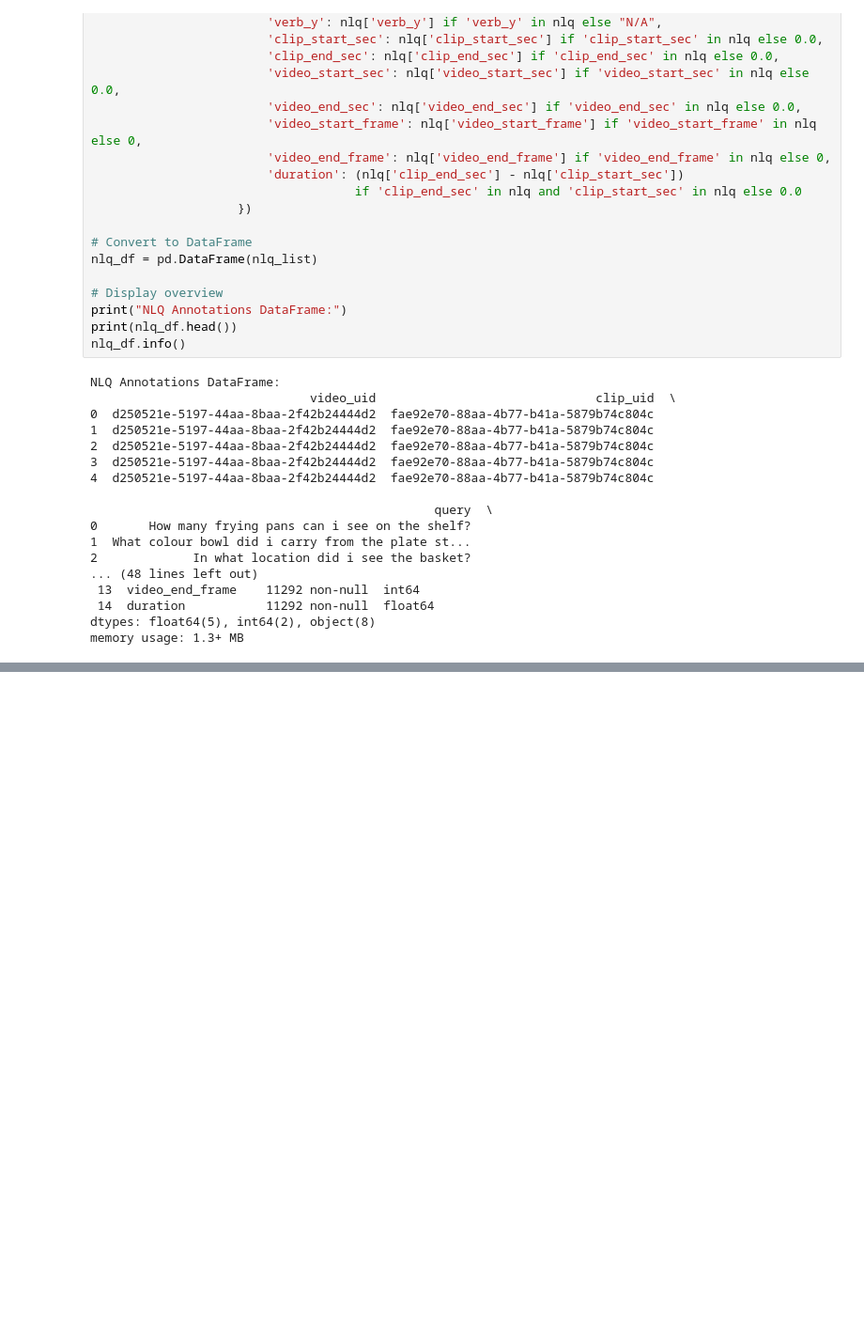
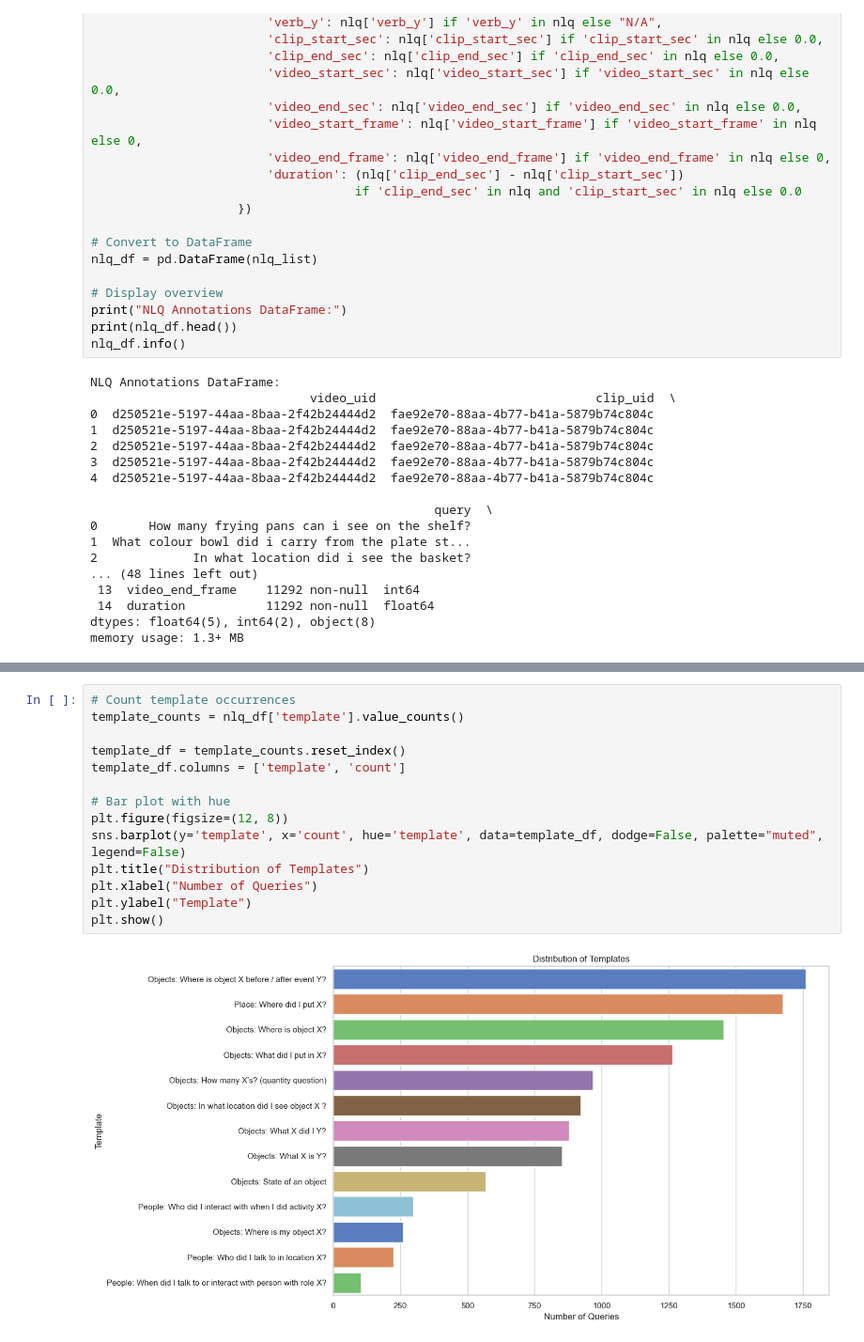
Before and after one commit to donnadamus/EgoVisionAML, a Jupyter notebook: notebooks/Ego4D_analysis.ipynb, the cells around one changed output, grey strips where cells are left out. Shown: that part at 94% size. Saved outputs shown, nothing was run; the diff lists cells and outputs as text; blank space fills up the shorter version.

```diff
--- a/notebooks/Ego4D_analysis.ipynb
+++ b/notebooks/Ego4D_analysis.ipynb
@@ -129,0 +150,16 @@ memory usage: 1.3+ MB
+# %%
+# Count template occurrences
+template_counts = nlq_df['template'].value_counts()
+
+template_df = template_counts.reset_index()
+template_df.columns = ['template', 'count']
+
+# Bar plot with hue
+plt.figure(figsize=(12, 8))
+sns.barplot(y='template', x='count', hue='template', data=template_df, dodge=False, palette="muted", legend=False)
+plt.title("Distribution of Templates")
+plt.xlabel("Number of Queries")
+plt.ylabel("Template")
+plt.show()
+# %% [output]
+[figure, added]
```
Also changed, not shown: parts of 15 cells of this notebook.
